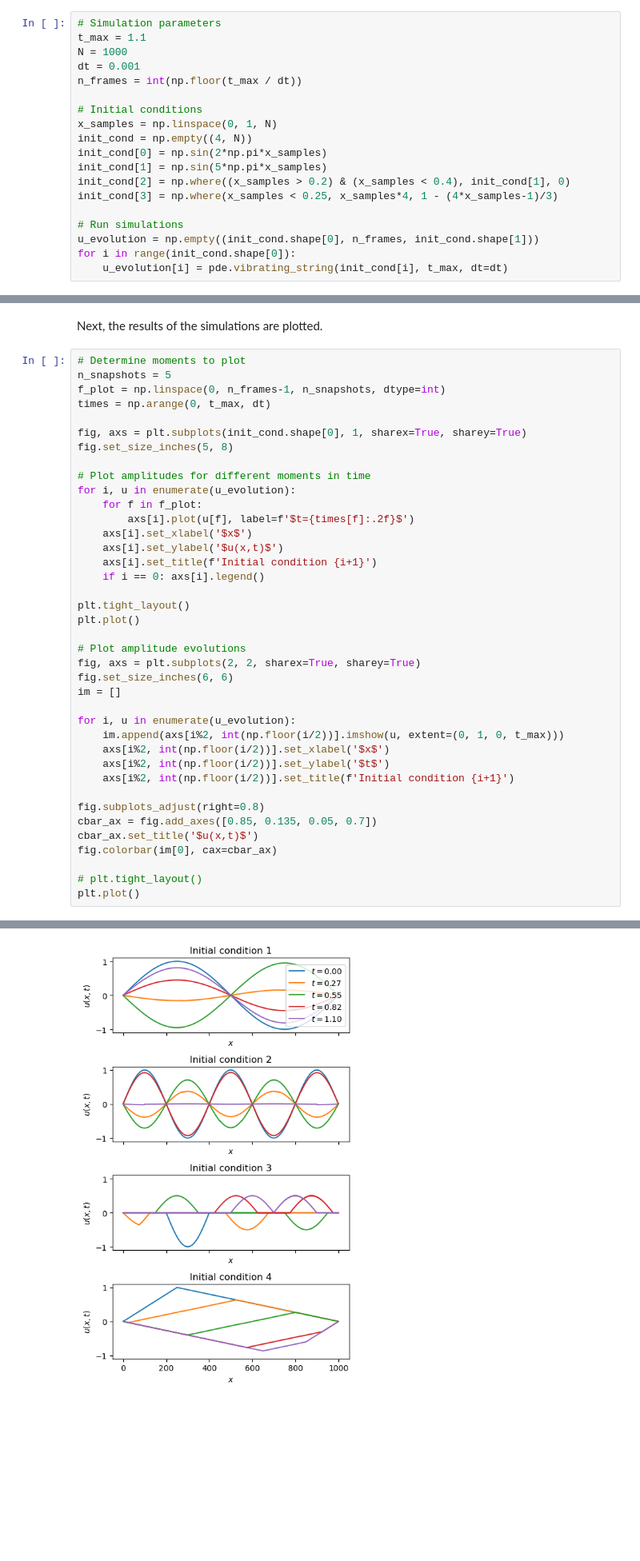
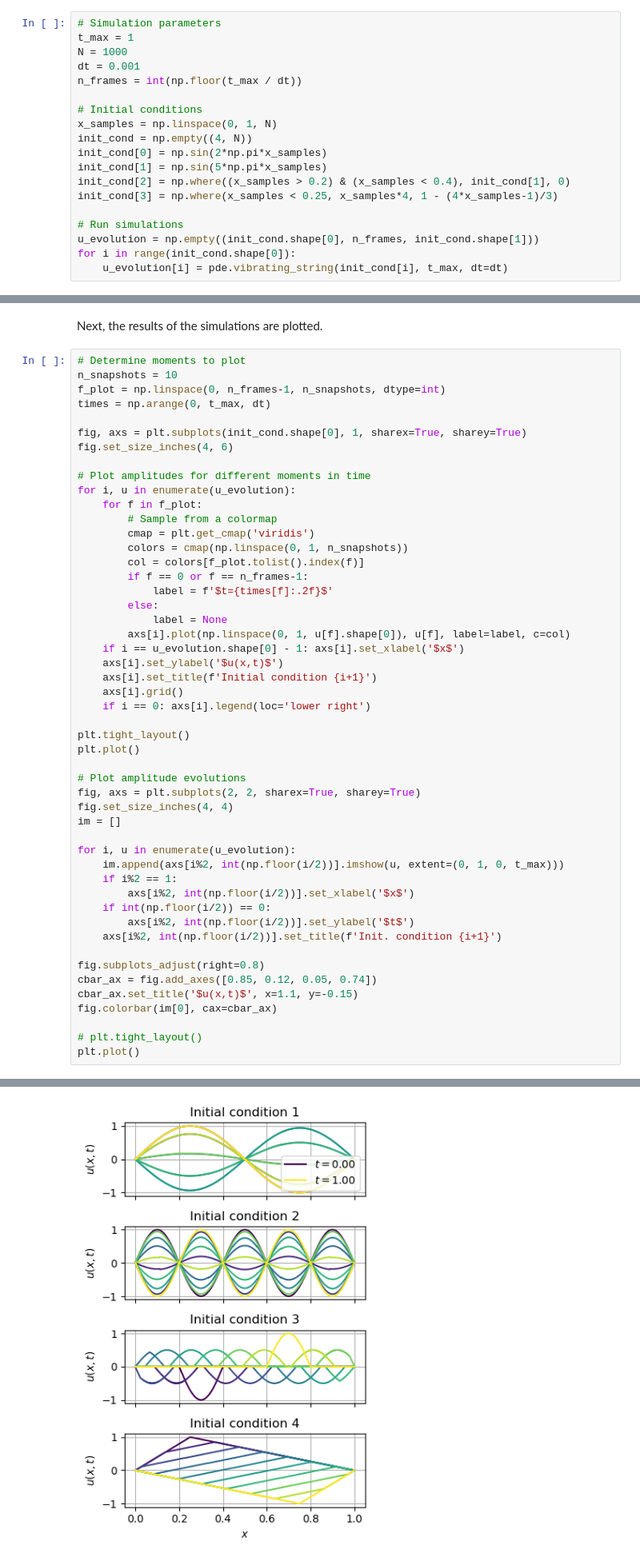
Before and after one commit to mboyan/scented-candles, a Jupyter notebook: Assignment Set 1/AssignmentSet1.ipynb, the cells around one changed output, grey strips where cells are left out. Shown at 80% size. Saved outputs shown, nothing was run; the diff lists cells and outputs as text; blank space fills up the shorter version.

```diff
--- a/Assignment Set 1/AssignmentSet1.ipynb
+++ b/Assignment Set 1/AssignmentSet1.ipynb
@@ -98,6 +94,6 @@ reload(vt)
 # %%
 # Simulation parameters
-t_max = 1.1
+t_max = 1
 N = 1000
 dt = 0.001
 n_frames = int(np.floor(t_max / dt))
@@ -120,43 +116,54 @@ for i in range(init_cond.shape[0]):
 Next, the results of the simulations are plotted.
 # %%
 # Determine moments to plot
-n_snapshots = 5
+n_snapshots = 10
 f_plot = np.linspace(0, n_frames-1, n_snapshots, dtype=int)
 times = np.arange(0, t_max, dt)
 
 fig, axs = plt.subplots(init_cond.shape[0], 1, sharex=True, sharey=True)
-fig.set_size_inches(5, 8)
+fig.set_size_inches(4, 6)
 
 # Plot amplitudes for different moments in time
 for i, u in enumerate(u_evolution):
     for f in f_plot:
-        axs[i].plot(u[f], label=f'$t={times[f]:.2f}$')
-    axs[i].set_xlabel('$x$')
+        # Sample from a colormap
+        cmap = plt.get_cmap('viridis')
+        colors = cmap(np.linspace(0, 1, n_snapshots))
+        col = colors[f_plot.tolist().index(f)]
+        if f == 0 or f == n_frames-1:
+            label = f'$t={times[f]:.2f}$'
+        else:
+            label = None
+        axs[i].plot(np.linspace(0, 1, u[f].shape[0]), u[f], label=label, c=col)
+    if i == u_evolution.shape[0] - 1: axs[i].set_xlabel('$x$')
     axs[i].set_ylabel('$u(x,t)$')
     axs[i].set_title(f'Initial condition {i+1}')
-    if i == 0: axs[i].legend()
+    axs[i].grid()
+    if i == 0: axs[i].legend(loc='lower right')
 
 plt.tight_layout()
 plt.plot()
 
 # Plot amplitude evolutions
 fig, axs = plt.subplots(2, 2, sharex=True, sharey=True)
-fig.set_size_inches(6, 6)
+fig.set_size_inches(4, 4)
 im = []
 
 for i, u in enumerate(u_evolution):
     im.append(axs[i%2, int(np.floor(i/2))].imshow(u, extent=(0, 1, 0, t_max)))
-    axs[i%2, int(np.floor(i/2))].set_xlabel('$x$')
-    axs[i%2, int(np.floor(i/2))].set_ylabel('$t$')
-    axs[i%2, int(np.floor(i/2))].set_title(f'Initial condition {i+1}')
+    if i%2 == 1:
+        axs[i%2, int(np.floor(i/2))].set_xlabel('$x$')
+    if int(np.floor(i/2)) == 0:
+        axs[i%2, int(np.floor(i/2))].set_ylabel('$t$')
+    axs[i%2, int(np.floor(i/2))].set_title(f'Init. condition {i+1}')
 
 fig.subplots_adjust(right=0.8)
-cbar_ax = fig.add_axes([0.85, 0.135, 0.05, 0.7])
-cbar_ax.set_title('$u(x,t)$')
+cbar_ax = fig.add_axes([0.85, 0.12, 0.05, 0.74])
+cbar_ax.set_title('$u(x,t)$', x=1.1, y=-0.15)
 fig.colorbar(im[0], cax=cbar_ax)
 
 # plt.tight_layout()
 plt.plot()
 # %% [output]
 []
-[figure, old version]
+[figure, new version]
```
Also changed, not shown: parts of 20 cells of this notebook, 2 other files.
